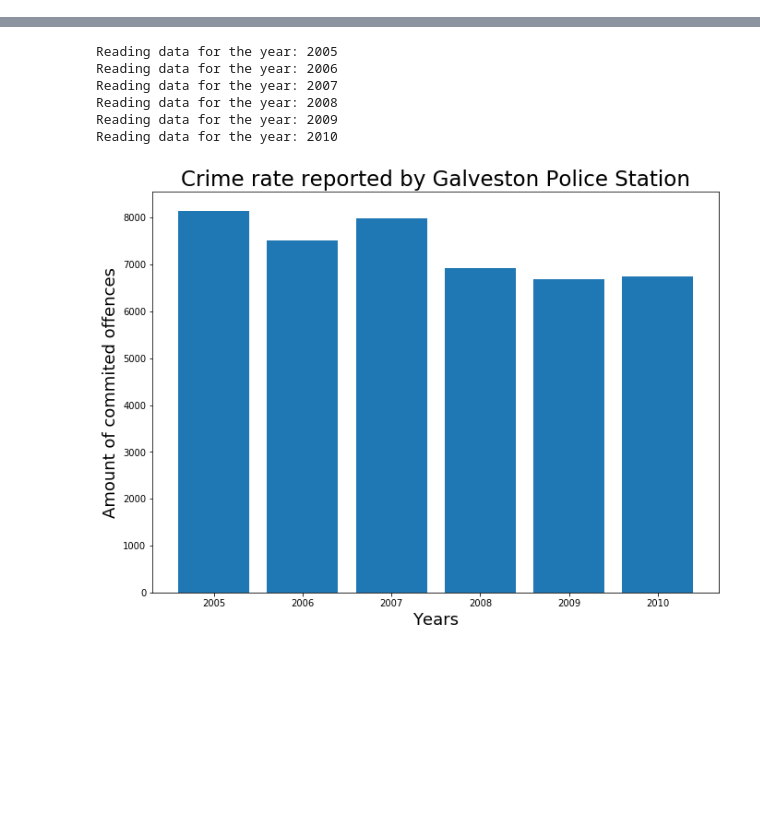
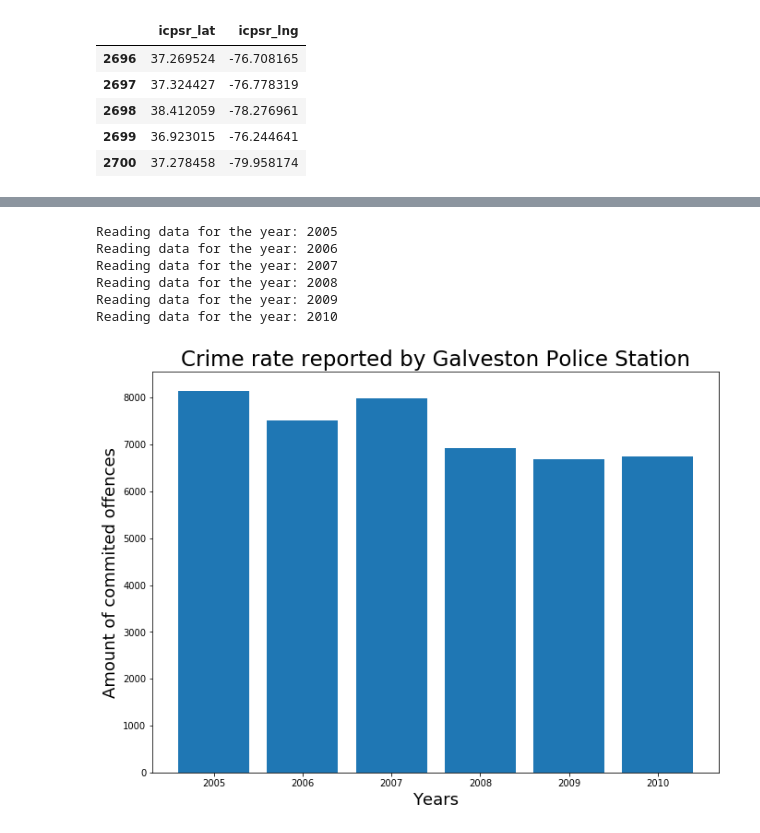
Before and after one commit to olegmrnv/crime_correlations, a Jupyter notebook: notebooks/data_analysis.ipynb, the cells around one changed output, grey strips where cells are left out. Saved outputs shown, nothing was run; the diff lists cells and outputs as text; code cells hidden in the pictures; blank space fills up the shorter version.

```diff
--- a/notebooks/data_analysis.ipynb
+++ b/notebooks/data_analysis.ipynb
@@ -0,0 +151,11 @@
+# %%
+# Store 'Lat' and 'Lng' into  locations
+va_locations = louisa_agencies_pd[["icpsr_lat", "icpsr_lng"]].astype(float)
+va_locations.head()
+# %% [output]
+|  | icpsr_lat | icpsr_lng |
+| 2696 | 37.269524 | -76.708165 |
+| 2697 | 37.324427 | -76.778319 |
+| 2698 | 38.412059 | -78.276961 |
+| 2699 | 36.923015 | -76.244641 |
+| 2700 | 37.278458 | -79.958174 |
```
Also changed, not shown: parts of 22 cells of this notebook, 1 other file.
